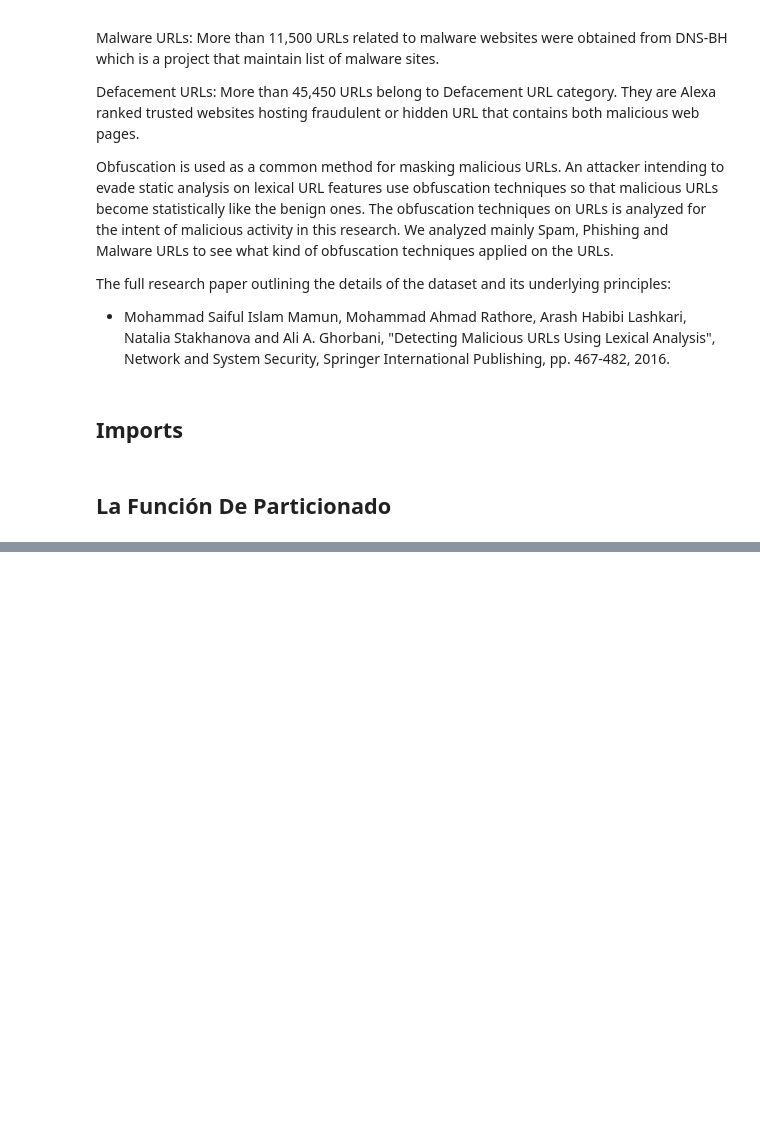
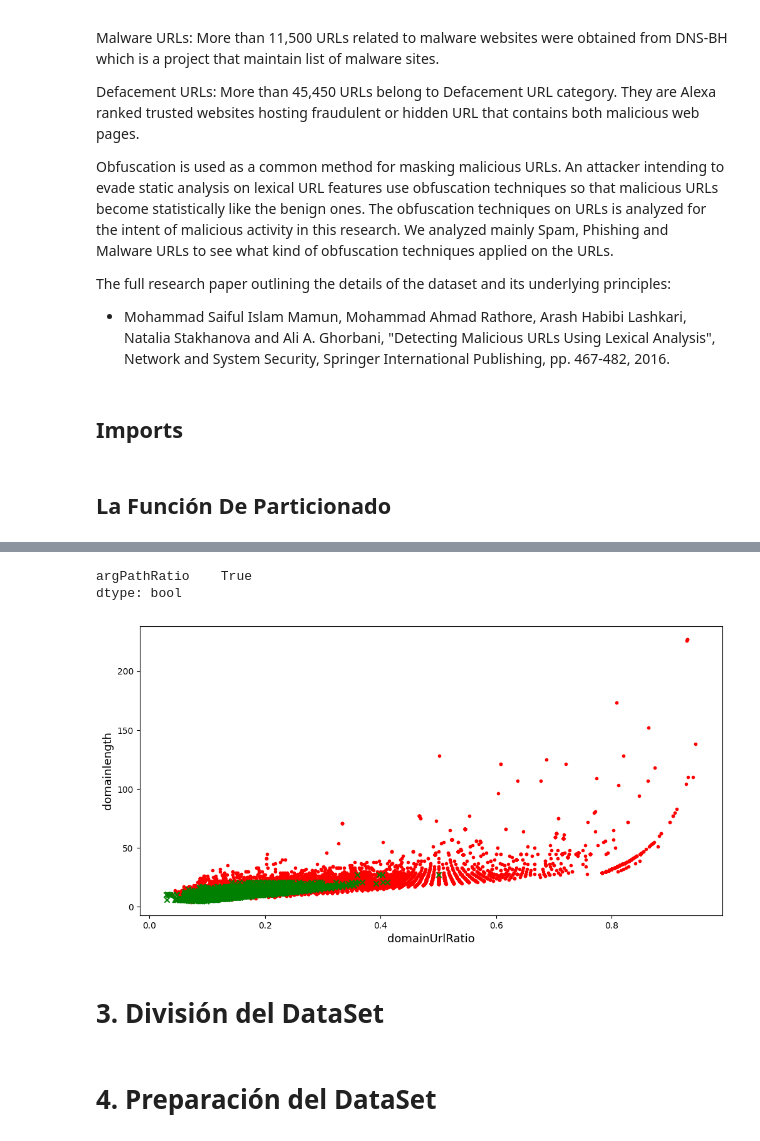
Before and after one commit to JoseAlfonsoB/Caso-practico-Support-Vector-Machine-SVM-, a Jupyter notebook: support_vector_Machine.ipynb, the cells around one changed output, grey strips where cells are left out. Saved outputs shown, nothing was run; the diff lists cells and outputs as text; code cells hidden in the pictures; blank space fills up the shorter version.

```diff
--- a/support_vector_Machine.ipynb
+++ b/support_vector_Machine.ipynb
@@ -72,0 +75,2 @@ def plot_svc_decision_boundary(svm_clf, xmin, xmax):
+# %%
+df = pd.read_csv("DataSetZZZ/dataset/Phishing.csv")
@@ -72,0 +151,23 @@ def plot_svc_decision_boundary(svm_clf, xmin, xmax):
+# %%
+# Comprobar si existen valores Infinitos
+
+is_inf = df.isin([np.inf, -np.inf]).any()
+is_inf[is_inf]
+# %% [output]
+argPathRatio    True
+dtype: bool
+# %%
+# Representación grafica de dos características
+plt.figure(figsize=(12, 6))
+plt.scatter(df["domainUrlRatio"][df['URL_Type_obf_Type'] == "phishing"], df["domainlength"][df['URL_Type_obf_Type']== "phishing"],
+            c="r", marker=".")
+plt.scatter(df["domainUrlRatio"][df['URL_Type_obf_Type'] == "benign"], df["domainlength"][df['URL_Type_obf_Type']== "benign"],
+            c="g", marker="x")
+plt.xlabel("domainUrlRatio", fontsize= 13)
+plt.ylabel("domainlength", fontsize = 13)
+
+plt.show()
+# %% [output]
+[figure, added]
+# %% [markdown]
+# 3. División del DataSet
@@ -72,0 +185,2 @@ def plot_svc_decision_boundary(svm_clf, xmin, xmax):
+# %% [markdown]
+# 4. Preparación del DataSet
```
Also changed, not shown: parts of 13 cells of this notebook.
